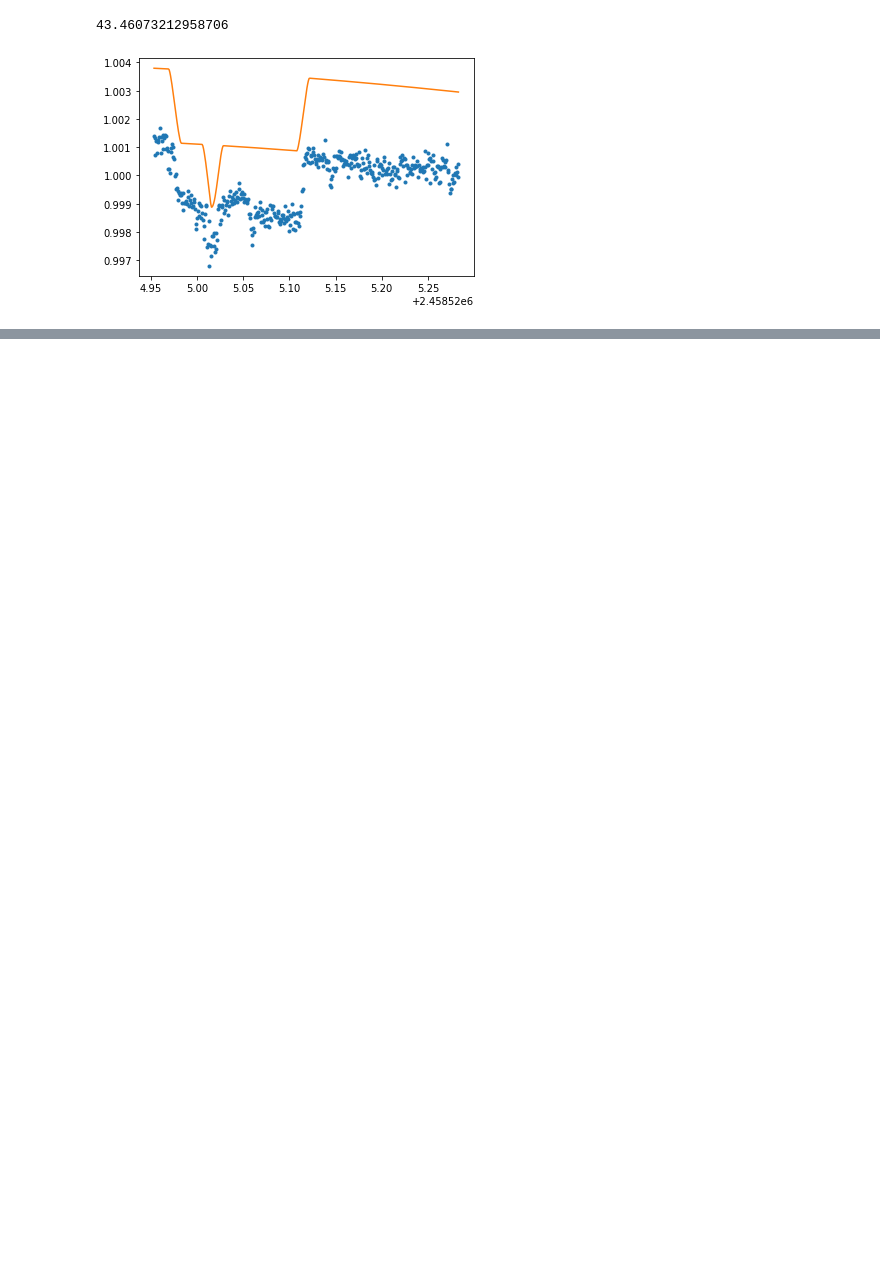
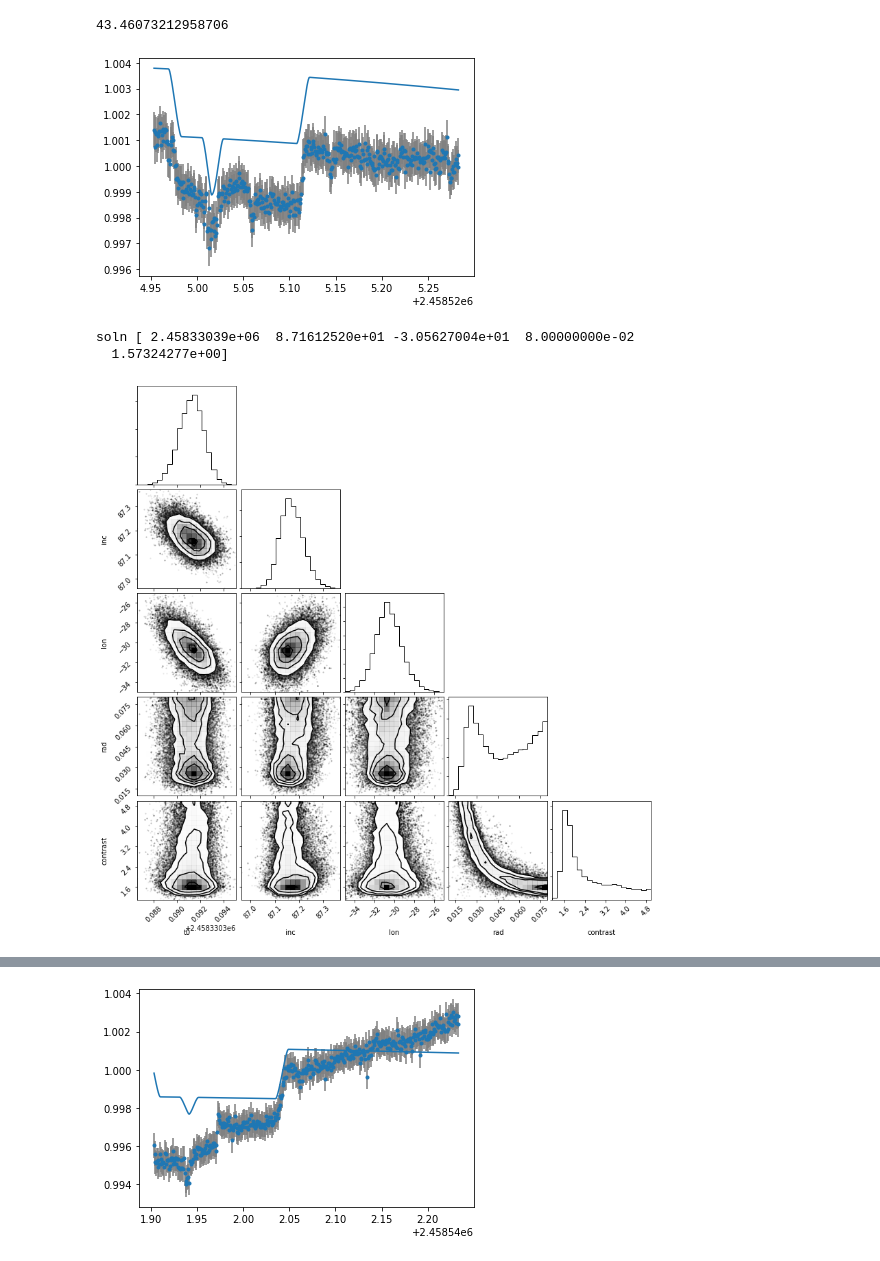
Before and after one commit to bmorris3/aumic_spitzer, a Jupyter notebook: mcmc.ipynb, the cells around one changed output, grey strips where cells are left out. Saved outputs shown, nothing was run; the diff lists cells and outputs as text; code cells hidden in the pictures; blank space fills up the shorter version.

Commit message:
Working MCMC fits

```diff
--- a/mcmc.ipynb
+++ b/mcmc.ipynb
@@ -85,55 +85,54 @@ class MeanModel(modeling.Model):
                             **transit_model_kwargs
                             ).light_curve(trial_p)
 
+
+
 class MeanModelSpots(modeling.Model):
-    parameter_names = ("t0", "inc", "lon", "lat", "rad", "contrast")
+    parameter_names = ("t0", "inc", "lon",  "rad", "contrast") #, ) # "lat",
 
     def get_value(self, t):
         trial_p = deepcopy(p)
-#         trial_p.rp = self.depth**0.5
         trial_p.t0 = self.t0
         trial_p.inc = self.inc
         lon = [[self.lon]] * u.deg
-        lat = [[self.lat]] * u.deg
+        lat = [[-45]] * u.deg
         rad = np.array([[self.rad]])
-        star = Star(spot_contrast=self.contrast, u_ld=[0, 0],
-                    rotation_period=4.865)
-        return star.light_curve(lon, lat, rad, inc_stellar,
-                                fast=True, planet=trial_p,
-                                times=t, time_ref=time_ref)[:, 0]
+
+        mm_star = Star(spot_contrast=self.contrast, u_ld=[0, 0],
+                       rotation_period=4.865)
+
+        return mm_star.light_curve(lon, lat, rad, inc_stellar,
+                                   fast=True, planet=trial_p,
+                                   times=t, time_ref=time_ref)[:, 0]
 # %%
 lcs = []
 
-log_rhos = [2.5, 1.5, 1]
+log_rhos = [2.5, 2.5, 2.5] #[2.5, 1.5, 1]
 t0_offsets = [0, 0.001, -0.01]
 locs = ['lower right', 'upper left', 'upper left']
-contrasts = [2, 1.5, 1.5]
+# contrasts = [2, 1.5, 1.5]
 init_lons = np.array([-30, 140, -125])
-init_rads = [0.075, 0.05, 0.075]
+init_rads = [0.075, 0.06, 0.04]
 
 for i, lc_path in enumerate(lc_paths):
     lc = LightCurve.from_csv(lc_path)
     lcs.append(lc)
 
-    bounds = dict(t0=[init_t0 - 0.05 + t0_offsets[i],
-                      init_t0 + 0.05 + t0_offsets[i]],
-                  inc=[87, 88.9],
-                  contrast=[1, 10],
-                  lon=[-180, 180],
-                  lat=[-90, 0],
-                  rad=[0, 0.2])
-                  #depth=[0.9 * init_depth, 1.1 * init_depth],
+    bounds = dict(t0=[init_t0 - 0.02 + t0_offsets[i],
+                      init_t0 + 0.02 + t0_offsets[i]],
+                  inc=[86.5, 87.4],
+                  contrast=[1.1, 5],
+                  lon=[init_lons[i] - 5, init_lons[i] + 5],
+#                   lat=[-50, -40],
+                  rad=[0.01, 0.08])
 
     gp = GP(terms.Matern32Term(log_sigma=1, log_rho=log_rhos[i]),
-#             mean=MeanModel(depth=init_depth, t0=init_t0 + t0_offsets[i], inc=init_inc,
-#                            bounds=bounds),
             mean=MeanModelSpots(t0=init_t0 + t0_offsets[i],
                                 inc=init_inc, lon=init_lons[i],
                                 contrast=contrasts[i],
                                 rad=init_rads[i],
-                                lat=-45,
+#                                 lat=-45,
                                 bounds=bounds),
-                                #depth=init_depth,
             fit_mean=True)
     gp.kernel.freeze_parameter('log_sigma')
     gp.kernel.freeze_parameter('log_rho')
@@ -141,7 +140,7 @@ for i, lc_path in enumerate(lc_paths):
     gp.compute(lc.time.jd, lc.err)
 
     # Plot initial model
-    plt.plot(lc.time.jd, lc.flux, '.')
+    plt.errorbar(lc.time.jd, lc.flux, lc.err, fmt='.', ecolor='gray')
     plt.plot(lc.time.jd, gp.mean.get_value(lc.time.jd))
     plt.show()
 
@@ -169,16 +168,20 @@ for i, lc_path in enumerate(lc_paths):
         return gp.log_likelihood(y) + lp
 
     initial = np.array(soln.x)
-    ndim, nwalkers = len(initial), 2 * len(initial)
-    n_steps = 1000
+    ndim, nwalkers = len(initial), 4 * len(initial)
+    n_steps = 5000
 
     with Pool() as pool:
         sampler = EnsembleSampler(nwalkers, ndim, log_probability,
                                   args=(lc.flux, gp), pool=pool)
-        p0 = initial + 1e-2 * np.random.randn(nwalkers, ndim)
-        p1 = sampler.run_mcmc(p0, n_steps)
+        p0 = initial + 1e-8 * np.random.randn(nwalkers, ndim)
+        p1 = sampler.run_mcmc(p0, 100)
+#         p2 = sampler.flatchain[np.argmax(sampler.flatlnprobability), :] #+ 1e-2 * np.random.randn(nwalkers, ndim)
+        sampler.reset()
+        p3 = sampler.run_mcmc(p1, n_steps)
 
-    corner(sampler.flatchain)
+    corner(sampler.flatchain, labels=gp.mean.parameter_names)
+    plt.savefig(f'plots/corner_{i}.pdf', bbox_inches='tight')
     plt.show()
 
     gp.set_parameter_vector(sampler.flatchain[np.argmax(sampler.flatlnprobability), :])
@@ -189,31 +192,34 @@ for i, lc_path in enumerate(lc_paths):
     std = np.sqrt(var)
 
     fig, ax = plt.subplots(2, 1, figsize=(4, 6), sharex=True)
 
     bjd_offset = int(lc.time.jd.mean())
     ax[0].plot(lc.time.jd - bjd_offset, lc.flux, '.', color='k')
 
     ax[0].plot(lc.time.jd - bjd_offset, model,
                color='r', label='GP + Transit')
     ax[0].fill_between(lc.time.jd - bjd_offset,
                        model - std, model + std,
                        color='r', alpha=0.3, zorder=-10)
 
     ax[0].plot(lc.time.jd - bjd_offset, soln_transit / soln_transit.max(),
                color='gray', label='Transit')
 
     ax[1].plot(lc.time.jd - bjd_offset, 1e3 * (lc.flux - model), 'k.')
 
     ax[1].set(xlabel=f"JD - {bjd_offset:d}", ylabel='Residuals [ppt]')
     ax[0].legend(loc=locs[i])
     ax[0].set_ylabel('Flux')
 
     for axis in ax:
         for sp in ['right', 'top']:
             axis.spines[sp].set_visible(False)
     ax[1].set_ylim([-2, 2])
 
     fig.savefig(f'plots/lc_{i}.pdf', bbox_inches='tight')
     plt.show()
 # %% [output]
-[figure, old version]
+[figure, new version]
+soln [ 2.45833039e+06  8.71612520e+01 -3.05627004e+01  8.00000000e-02
+  1.57324277e+00]
+[figure, added]
@@ -219,0 +227 @@ for i, lc_path in enumerate(lc_paths):
+[figure, added]
```
Also changed, not shown: parts of 3 cells of this notebook.
